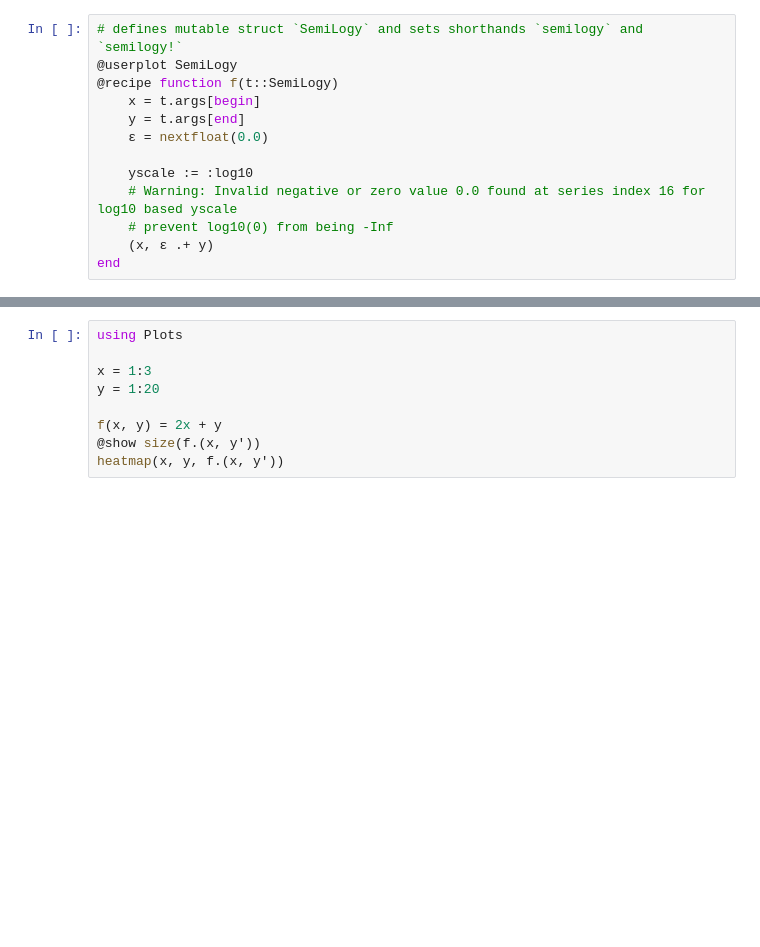
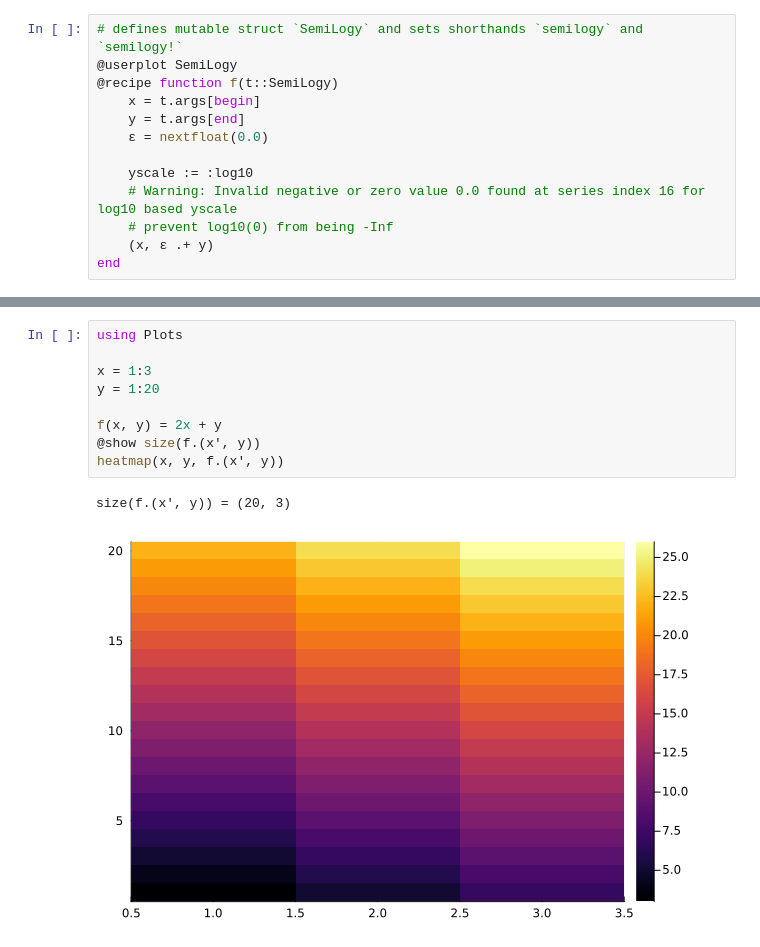
Before and after one commit to tensor4all/T4AJuliaTutorials, a Jupyter notebook: _sources/ipynbs/plots.ipynb, the cells around one changed output, grey strips where cells are left out. Saved outputs shown, nothing was run; the diff lists cells and outputs as text; blank space fills up the shorter version.

```diff
--- a/_sources/ipynbs/plots.ipynb
+++ b/_sources/ipynbs/plots.ipynb
@@ -46,9 +50,12 @@ end
 # %%
 using Plots
 
 x = 1:3
 y = 1:20
 
 f(x, y) = 2x + y
-@show size(f.(x, y'))
-heatmap(x, y, f.(x, y'))
+@show size(f.(x', y))
+heatmap(x, y, f.(x', y))
+# %% [output]
+size(f.(x', y)) = (20, 3)
+[figure, added]
```
Also changed, not shown: parts of 2 cells of this notebook, 8 other files.
